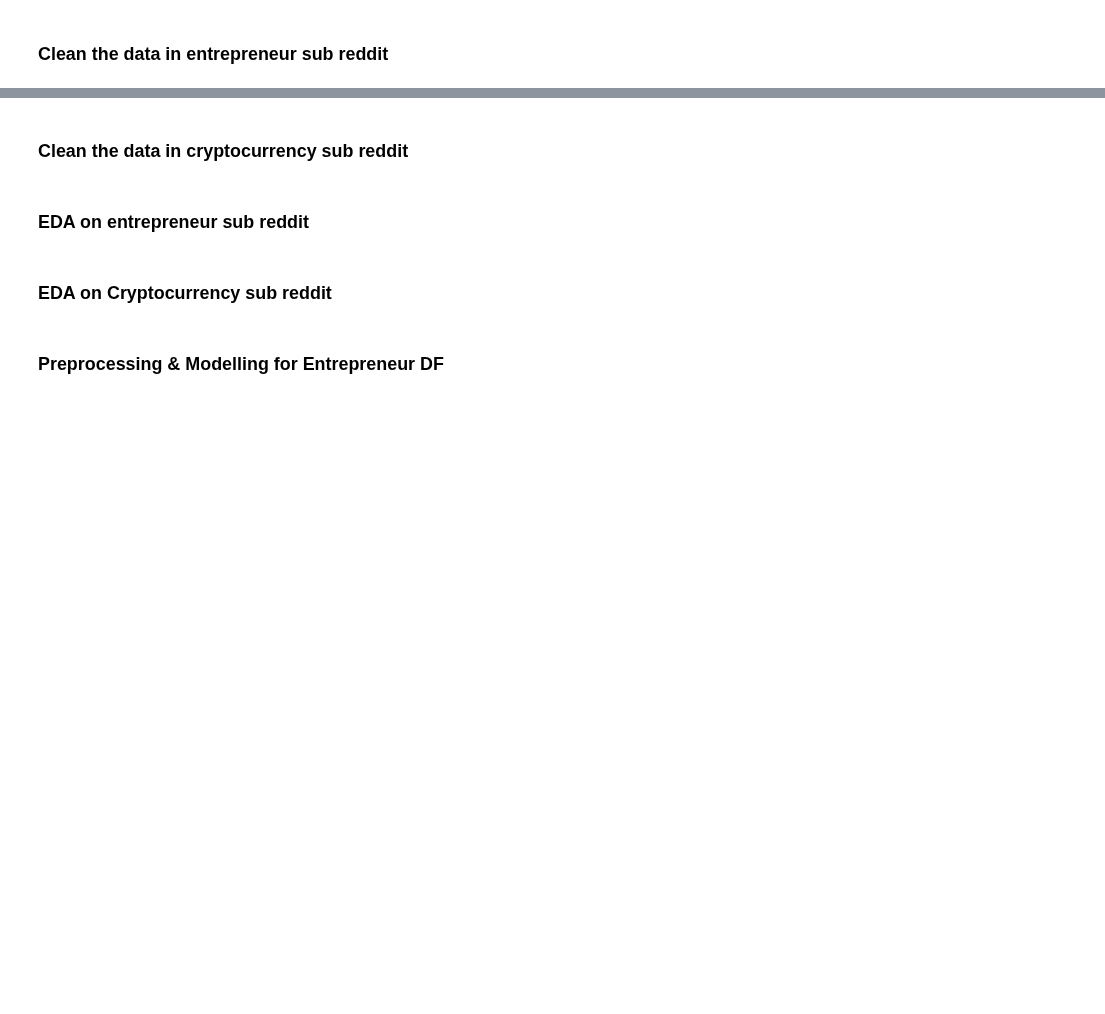
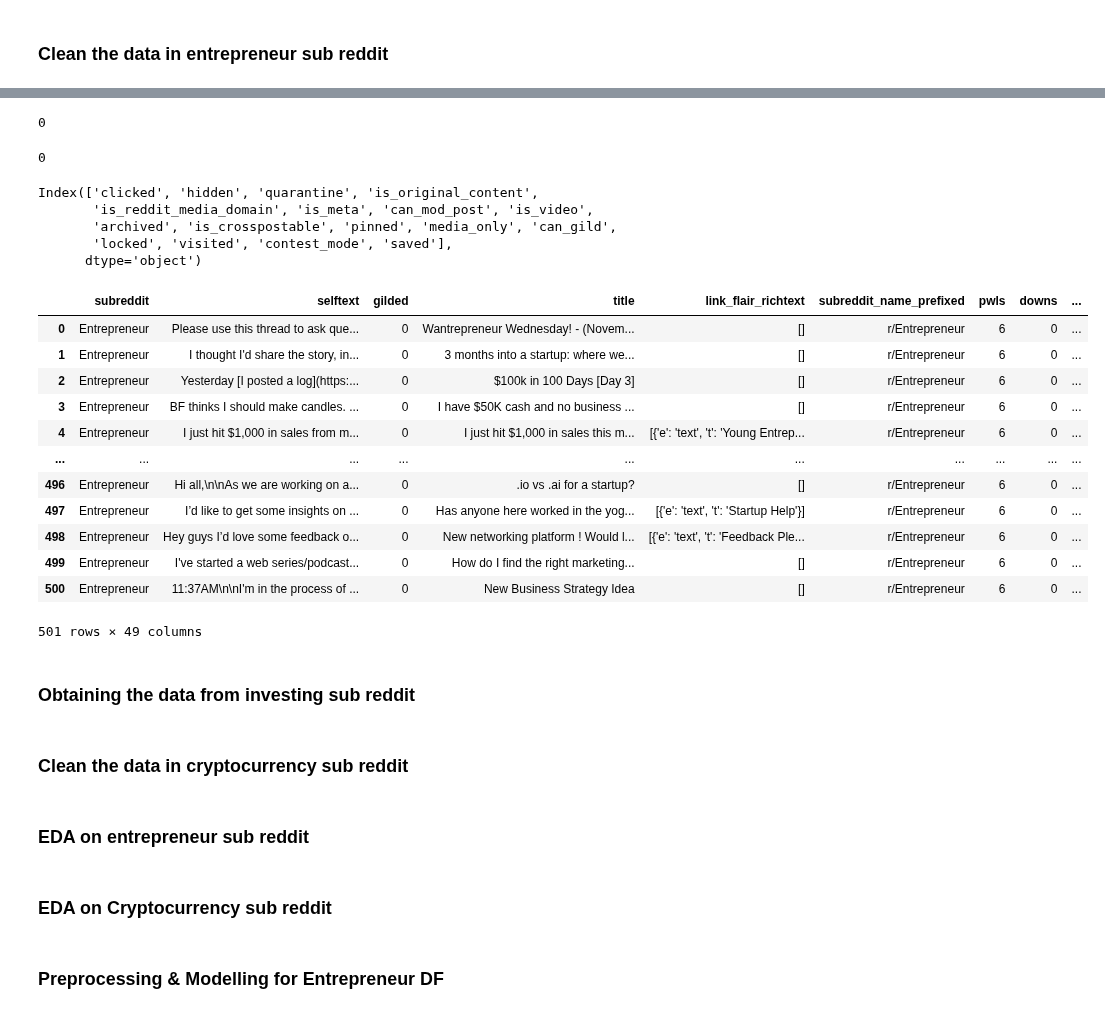
Before and after one commit to kumereshN/dsiprojects, a Jupyter notebook: project_3/Web_APIs_Classification_Data_Cleaning_EDA.ipynb, the cells around one changed output, grey strips where cells are left out. Cells and saved outputs as stored; diff of their text form; code cells hidden in the pictures; blank space fills up the shorter version.

```diff
--- a/project_3/Web_APIs_Classification_Data_Cleaning_EDA.ipynb
+++ b/project_3/Web_APIs_Classification_Data_Cleaning_EDA.ipynb
@@ -239,2 +128,6 @@ entre_df['selftext'][10]
 # %% [markdown]
 ### Clean the data in entrepreneur sub reddit
+# %%
+# Columns that have null values in them
+null_posts_index = entre_df.isnull().sum()[entre_df.isnull().sum() > 0].index
+null_posts_index
@@ -241,3 +148,47 @@ entre_df['selftext'][10]
+# %%
+# Drop the null values columns, as they're mostly empty.
+entre_df.drop(null_posts_index, axis=1, inplace=True)
+# %%
+# Check for null values
+entre_df.isnull().sum().sum()
+# %% [output]
+0
+# %%
+# Check for duplicates
+entre_df.duplicated().sum()
+# %% [output]
+0
+# %%
+# Finding columns with False in them and dropping them
+columns_with_False = entre_df.loc[:, (entre_df == False).any()]
+columns_with_False = columns_with_False.select_dtypes(exclude=['int64','float64']).sum().sort_values(ascending=False)[columns_with_False.select_dtypes(exclude=['int64','float64']).sum().sort_values(ascending=False) < 1].index
+columns_with_False
+# %% [output]
+Index(['clicked', 'hidden', 'quarantine', 'is_original_content',
+       'is_reddit_media_domain', 'is_meta', 'can_mod_post', 'is_video',
+       'archived', 'is_crosspostable', 'pinned', 'media_only', 'can_gild',
+       'locked', 'visited', 'contest_mode', 'saved'],
+      dtype='object')
+# %%
+entre_df.drop(columns_with_False,axis=1,inplace=True)
+# %%
+entre_df
+# %% [output]
+|  | subreddit | selftext | gilded | title | link_flair_richtext | subreddit_name_prefixed | pwls | downs | ... |
+| 0 | Entrepreneur | Please use this thread to ask que... | 0 | Wantrepreneur Wednesday! - (Novem... | [] | r/Entrepreneur | 6 | 0 | ... |
+| 1 | Entrepreneur | I thought I'd share the story, in... | 0 | 3 months into a startup: where we... | [] | r/Entrepreneur | 6 | 0 | ... |
+| 2 | Entrepreneur | Yesterday [I posted a log](https:... | 0 | $100k in 100 Days [Day 3] | [] | r/Entrepreneur | 6 | 0 | ... |
+| 3 | Entrepreneur | BF thinks I should make candles. ... | 0 | I have $50K cash and no business ... | [] | r/Entrepreneur | 6 | 0 | ... |
+| 4 | Entrepreneur | I just hit $1,000 in sales from m... | 0 | I just hit $1,000 in sales this m... | [{'e': 'text', 't': 'Young Entrep... | r/Entrepreneur | 6 | 0 | ... |
+| ... | ... | ... | ... | ... | ... | ... | ... | ... | ... |
+| 496 | Entrepreneur | Hi all,\n\nAs we are working on a... | 0 | .io vs .ai for a startup? | [] | r/Entrepreneur | 6 | 0 | ... |
+| 497 | Entrepreneur | I’d like to get some insights on ... | 0 | Has anyone here worked in the yog... | [{'e': 'text', 't': 'Startup Help'}] | r/Entrepreneur | 6 | 0 | ... |
+| 498 | Entrepreneur | Hey guys I’d love some feedback o... | 0 | New networking platform ! Would l... | [{'e': 'text', 't': 'Feedback Ple... | r/Entrepreneur | 6 | 0 | ... |
+| 499 | Entrepreneur | I've started a web series/podcast... | 0 | How do I find the right marketing... | [] | r/Entrepreneur | 6 | 0 | ... |
+| 500 | Entrepreneur | 11:37AM\n\nI'm in the process of ... | 0 | New Business Strategy Idea | [] | r/Entrepreneur | 6 | 0 | ... |
+501 rows × 49 columns
+# %% [markdown]
+### Obtaining the data from investing sub reddit
 # %% [markdown]
 ### Clean the data in cryptocurrency sub reddit
 # %% [markdown]
```
Also changed, not shown: parts of 27 cells of this notebook, 5 other files.
